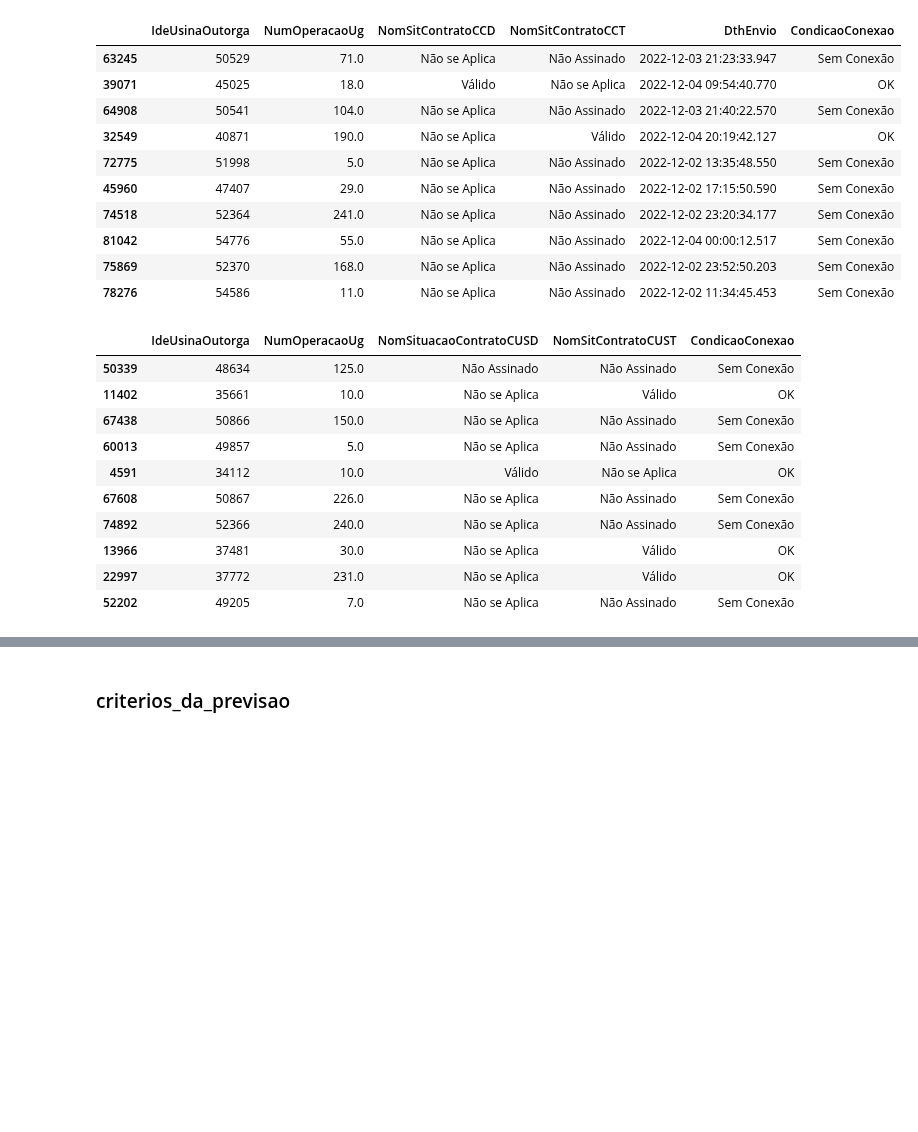
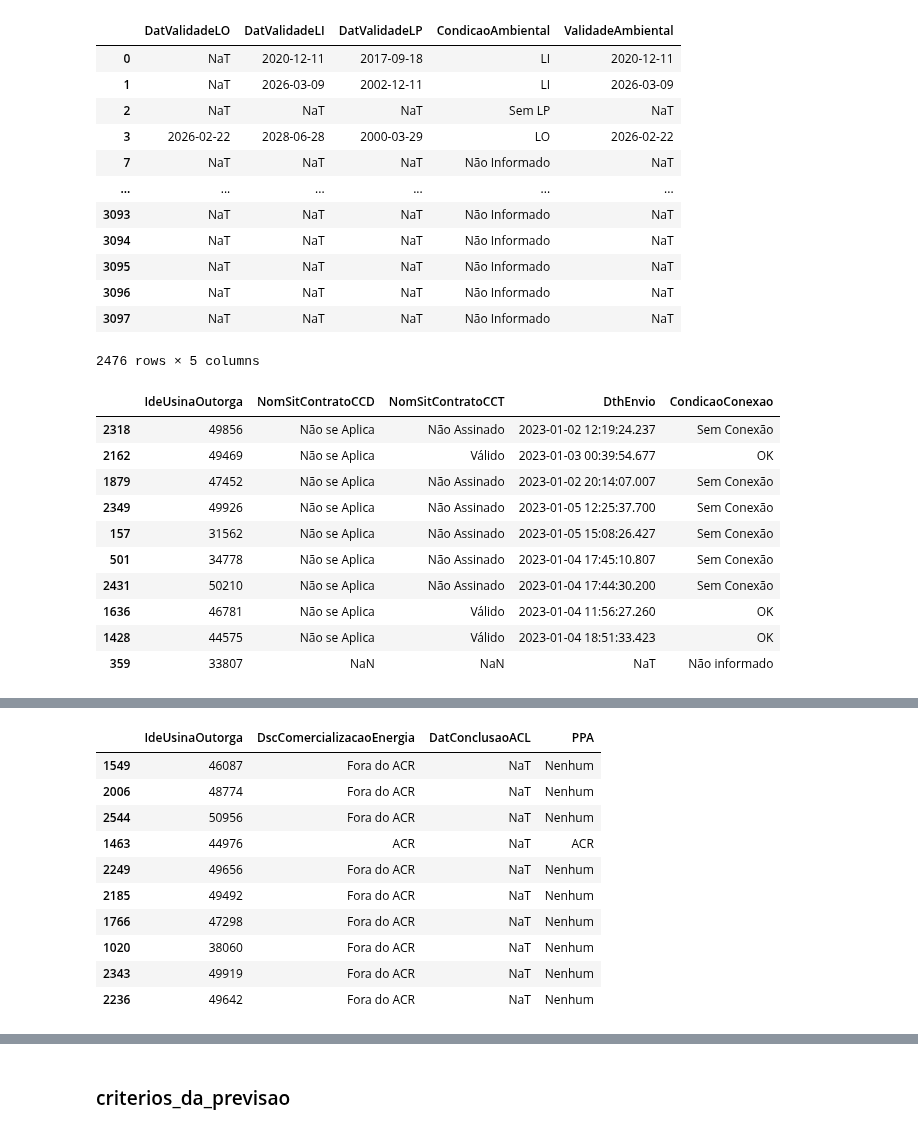
Before and after one commit to Vinicius667/Previsor, a Jupyter notebook: App/Previsor_teste2.ipynb, the cells around one changed output, grey strips where cells are left out. Cells and saved outputs as stored; diff of their text form; code cells hidden in the pictures; blank space fills up the shorter version.

```diff
--- a/App/Previsor_teste2.ipynb
+++ b/App/Previsor_teste2.ipynb
@@ -114,5 +117,5 @@ ug_rapeel.sample(5)
 # %%
-definicoes = pd.merge(input_rapeel,ug_rapeel,on=ide_data_cols,how='inner')
+definicoes =   input_rapeel #pd.merge(input_rapeel,ug_rapeel,on=ide_data_cols,how='inner')
 dict_validades = {
     'DatValidadeLO' : 'LO',
     'DatValidadeLI' : 'LI',
@@ -144,9 +147,14 @@ definicoes_monitoramento['CondicaoAmbiental'] = pd.NA
 
 for validade in reversed(dict_validades):
     definicoes_monitoramento.loc[definicoes_monitoramento[validade].notna(),'CondicaoAmbiental'] = dict_validades[validade]
-definicoes_monitoramento.loc[definicoes_monitoramento.CondicaoAmbiental.isna(),'CondicaoAmbiental'] = 'Sem LP'
+
+definicoes_monitoramento.loc[(definicoes_monitoramento.CondicaoAmbiental.isna()) & (definicoes_monitoramento.DthEnvio.notna()),'CondicaoAmbiental'] = 'Sem LP'
+definicoes_monitoramento.loc[(definicoes_monitoramento.CondicaoAmbiental.isna()),'CondicaoAmbiental'] = 'Não Informado'
+
+
 definicoes_monitoramento[list(dict_validades) + ['ValidadeAmbiental','CondicaoAmbiental']].sample(10)
 
+display(definicoes_monitoramento[list(dict_validades.keys()) + ['CondicaoAmbiental','ValidadeAmbiental']])
 
 definicoes_monitoramento['CondicaoConexao'] = "Não informado"
 
@@ -176,7 +184,7 @@ definicoes_monitoramento.loc[
     (definicoes_monitoramento.NomSitContratoCCT == nass )) &
     definicoes_monitoramento.DthEnvio.notna())
     ,'CondicaoConexao'] = "Sem Conexão"
-display(definicoes_monitoramento[ide_ug + ['NomSitContratoCCD','NomSitContratoCCT','DthEnvio','CondicaoConexao']].sample(10))
+display(definicoes_monitoramento[['IdeUsinaOutorga'] + ['NomSitContratoCCD','NomSitContratoCCT','DthEnvio','CondicaoConexao']].sample(10))
 
 
 definicoes_monitoramento['CondicaoUso'] = "Não informado"
@@ -194,54 +202,56 @@ definicoes_monitoramento.loc[
     )
     ,'CondicaoUso'] = "OK"
 
 definicoes_monitoramento.loc[
     (((definicoes_monitoramento.NomSituacaoContratoCUSD ==  vencido) |
     (definicoes_monitoramento.NomSitContratoCUST == vencido) |
     (definicoes_monitoramento.NomSituacaoContratoCUSD == nass) |
     (definicoes_monitoramento.NomSitContratoCUST == nass )))
     ,'CondicaoUso'] = "Sem Uso"
 
-display(definicoes_monitoramento[ide_ug + ['NomSituacaoContratoCUSD','NomSitContratoCUST','CondicaoConexao']].sample(10))
+display(definicoes_monitoramento[['IdeUsinaOutorga'] + ['NomSituacaoContratoCUSD','NomSitContratoCUST','CondicaoConexao']].sample(10))
 
 
 definicoes_monitoramento["PPA"] = "Ambos"
 
 definicoes_monitoramento.loc[
     (((definicoes_monitoramento.DscComercializacaoEnergia == "ACR") &
         definicoes_monitoramento.DatConclusaoACL.isna())),
     "PPA"] = "ACR"
 
 definicoes_monitoramento.loc[
     (((definicoes_monitoramento.DscComercializacaoEnergia == "Fora do ACR") &
         definicoes_monitoramento.DatConclusaoACL.isna())),
     "PPA"] = "Nenhum"
 
 definicoes_monitoramento.loc[
     (((definicoes_monitoramento.DscComercializacaoEnergia == "Fora do ACR") &
         definicoes_monitoramento.DatConclusaoACL.notna())),
     "PPA"] = "ACL"
 
-display(definicoes_monitoramento[ide_ug + ['DscComercializacaoEnergia','DatConclusaoACL','PPA']].sample(10))
+display(definicoes_monitoramento[['IdeUsinaOutorga'] + ['DscComercializacaoEnergia','DatConclusaoACL','PPA']].sample(10))
 # %% [output]
-|  | IdeUsinaOutorga | NumOperacaoUg | NomSitContratoCCD | NomSitContratoCCT | DthEnvio | CondicaoConexao |
-| 63245 | 50529 | 71.0 | Não se Aplica | Não Assinado | 2022-12-03 21:23:33.947 | Sem Conexão |
-| 39071 | 45025 | 18.0 | Válido | Não se Aplica | 2022-12-04 09:54:40.770 | OK |
-| 64908 | 50541 | 104.0 | Não se Aplica | Não Assinado | 2022-12-03 21:40:22.570 | Sem Conexão |
-| 32549 | 40871 | 190.0 | Não se Aplica | Válido | 2022-12-04 20:19:42.127 | OK |
-| 72775 | 51998 | 5.0 | Não se Aplica | Não Assinado | 2022-12-02 13:35:48.550 | Sem Conexão |
-| 45960 | 47407 | 29.0 | Não se Aplica | Não Assinado | 2022-12-02 17:15:50.590 | Sem Conexão |
-| 74518 | 52364 | 241.0 | Não se Aplica | Não Assinado | 2022-12-02 23:20:34.177 | Sem Conexão |
-| 81042 | 54776 | 55.0 | Não se Aplica | Não Assinado | 2022-12-04 00:00:12.517 | Sem Conexão |
-| 75869 | 52370 | 168.0 | Não se Aplica | Não Assinado | 2022-12-02 23:52:50.203 | Sem Conexão |
-| 78276 | 54586 | 11.0 | Não se Aplica | Não Assinado | 2022-12-02 11:34:45.453 | Sem Conexão |
+|  | DatValidadeLO | DatValidadeLI | DatValidadeLP | CondicaoAmbiental | ValidadeAmbiental |
+| 0 | NaT | 2020-12-11 | 2017-09-18 | LI | 2020-12-11 |
+| 1 | NaT | 2026-03-09 | 2002-12-11 | LI | 2026-03-09 |
+| 2 | NaT | NaT | NaT | Sem LP | NaT |
+| 3 | 2026-02-22 | 2028-06-28 | 2000-03-29 | LO | 2026-02-22 |
+| 7 | NaT | NaT | NaT | Não Informado | NaT |
+| ... | ... | ... | ... | ... | ... |
+| 3093 | NaT | NaT | NaT | Não Informado | NaT |
+| 3094 | NaT | NaT | NaT | Não Informado | NaT |
+| 3095 | NaT | NaT | NaT | Não Informado | NaT |
+| 3096 | NaT | NaT | NaT | Não Informado | NaT |
+| 3097 | NaT | NaT | NaT | Não Informado | NaT |
+2476 rows × 5 columns
-|  | IdeUsinaOutorga | NumOperacaoUg | NomSituacaoContratoCUSD | NomSitContratoCUST | CondicaoConexao |
-| 50339 | 48634 | 125.0 | Não Assinado | Não Assinado | Sem Conexão |
-| 11402 | 35661 | 10.0 | Não se Aplica | Válido | OK |
-| 67438 | 50866 | 150.0 | Não se Aplica | Não Assinado | Sem Conexão |
-| 60013 | 49857 | 5.0 | Não se Aplica | Não Assinado | Sem Conexão |
-| 4591 | 34112 | 10.0 | Válido | Não se Aplica | OK |
-| 67608 | 50867 | 226.0 | Não se Aplica | Não Assinado | Sem Conexão |
-| 74892 | 52366 | 240.0 | Não se Aplica | Não Assinado | Sem Conexão |
-| 13966 | 37481 | 30.0 | Não se Aplica | Válido | OK |
-| 22997 | 37772 | 231.0 | Não se Aplica | Válido | OK |
-| 52202 | 49205 | 7.0 | Não se Aplica | Não Assinado | Sem Conexão |
+|  | IdeUsinaOutorga | NomSitContratoCCD | NomSitContratoCCT | DthEnvio | CondicaoConexao |
+| 2318 | 49856 | Não se Aplica | Não Assinado | 2023-01-02 12:19:24.237 | Sem Conexão |
+| 2162 | 49469 | Não se Aplica | Válido | 2023-01-03 00:39:54.677 | OK |
+| 1879 | 47452 | Não se Aplica | Não Assinado | 2023-01-02 20:14:07.007 | Sem Conexão |
+| 2349 | 49926 | Não se Aplica | Não Assinado | 2023-01-05 12:25:37.700 | Sem Conexão |
+| 157 | 31562 | Não se Aplica | Não Assinado | 2023-01-05 15:08:26.427 | Sem Conexão |
+| 501 | 34778 | Não se Aplica | Não Assinado | 2023-01-04 17:45:10.807 | Sem Conexão |
+| 2431 | 50210 | Não se Aplica | Não Assinado | 2023-01-04 17:44:30.200 | Sem Conexão |
+| 1636 | 46781 | Não se Aplica | Válido | 2023-01-04 11:56:27.260 | OK |
+| 1428 | 44575 | Não se Aplica | Válido | 2023-01-04 18:51:33.423 | OK |
+| 359 | 33807 | NaN | NaN | NaT | Não informado |
@@ -259,3 +269,14 @@ display(definicoes_monitoramento[ide_ug + ['DscComercializacaoEnergia','DatConcl
+|  | IdeUsinaOutorga | DscComercializacaoEnergia | DatConclusaoACL | PPA |
+| 1549 | 46087 | Fora do ACR | NaT | Nenhum |
+| 2006 | 48774 | Fora do ACR | NaT | Nenhum |
+| 2544 | 50956 | Fora do ACR | NaT | Nenhum |
+| 1463 | 44976 | ACR | NaT | ACR |
+| 2249 | 49656 | Fora do ACR | NaT | Nenhum |
+| 2185 | 49492 | Fora do ACR | NaT | Nenhum |
+| 1766 | 47298 | Fora do ACR | NaT | Nenhum |
+| 1020 | 38060 | Fora do ACR | NaT | Nenhum |
+| 2343 | 49919 | Fora do ACR | NaT | Nenhum |
+| 2236 | 49642 | Fora do ACR | NaT | Nenhum |
 # %%
 # Apenas mudança de nome
 tabela_criterio = definicoes_monitoramento
```
Also changed, not shown: parts of 18 cells of this notebook, 1 other file.
